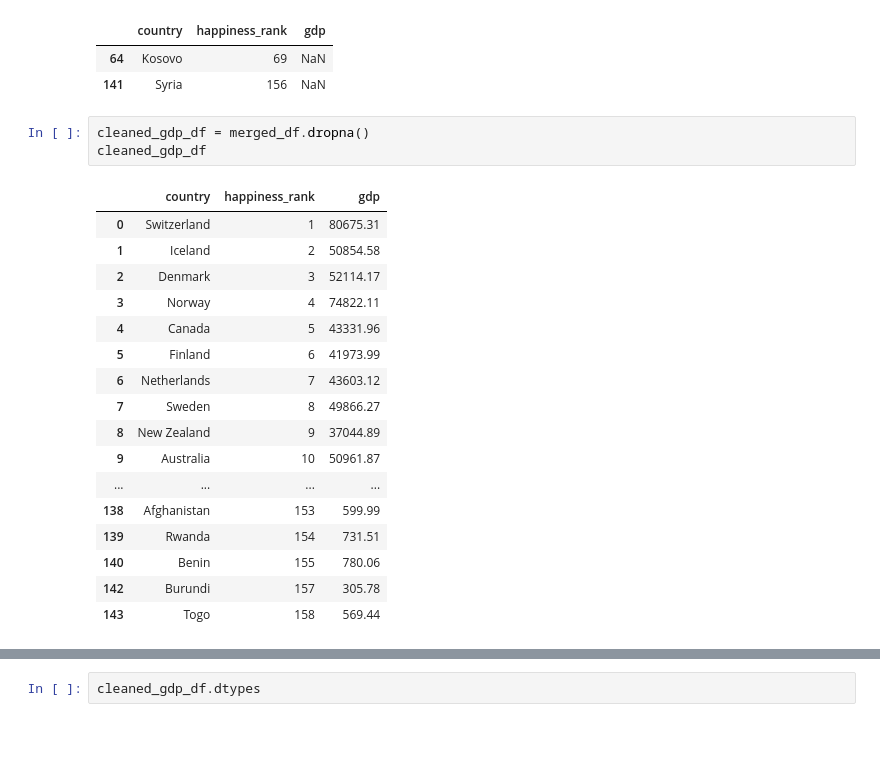
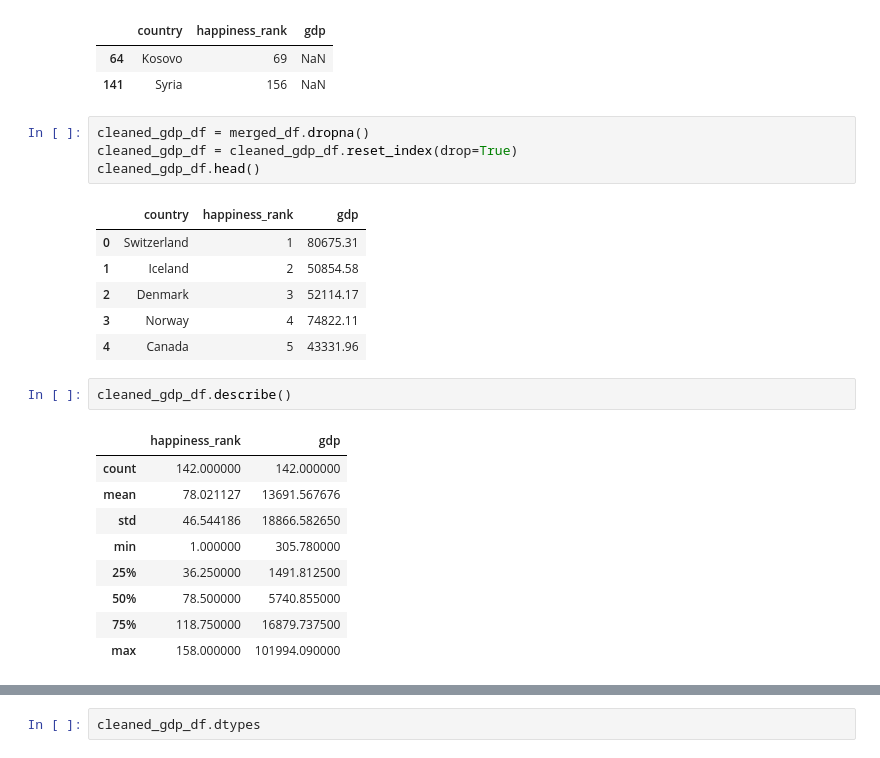
Before and after one commit to Jinzi860209/ETL-Project, a Jupyter notebook: GDP.ipynb, the cells around one changed output, grey strips where cells are left out. Cells and saved outputs as stored; diff of their text form.

```diff
--- a/GDP.ipynb
+++ b/GDP.ipynb
@@ -213,22 +139,24 @@ check_df
 | 141 | Syria | 156 | NaN |
 # %%
 cleaned_gdp_df = merged_df.dropna()
-cleaned_gdp_df
+cleaned_gdp_df = cleaned_gdp_df.reset_index(drop=True)
+cleaned_gdp_df.head()
 # %% [output]
 |  | country | happiness_rank | gdp |
 | 0 | Switzerland | 1 | 80675.31 |
 | 1 | Iceland | 2 | 50854.58 |
 | 2 | Denmark | 3 | 52114.17 |
 | 3 | Norway | 4 | 74822.11 |
 | 4 | Canada | 5 | 43331.96 |
-| 5 | Finland | 6 | 41973.99 |
-| 6 | Netherlands | 7 | 43603.12 |
-| 7 | Sweden | 8 | 49866.27 |
-| 8 | New Zealand | 9 | 37044.89 |
-| 9 | Australia | 10 | 50961.87 |
-| ... | ... | ... | ... |
-| 138 | Afghanistan | 153 | 599.99 |
-| 139 | Rwanda | 154 | 731.51 |
-| 140 | Benin | 155 | 780.06 |
-| 142 | Burundi | 157 | 305.78 |
-| 143 | Togo | 158 | 569.44 |
+# %%
+cleaned_gdp_df.describe()
+# %% [output]
+|  | happiness_rank | gdp |
+| count | 142.000000 | 142.000000 |
+| mean | 78.021127 | 13691.567676 |
+| std | 46.544186 | 18866.582650 |
+| min | 1.000000 | 305.780000 |
+| 25% | 36.250000 | 1491.812500 |
+| 50% | 78.500000 | 5740.855000 |
+| 75% | 118.750000 | 16879.737500 |
+| max | 158.000000 | 101994.090000 |
```
Also changed, not shown: parts of 18 cells of this notebook.
